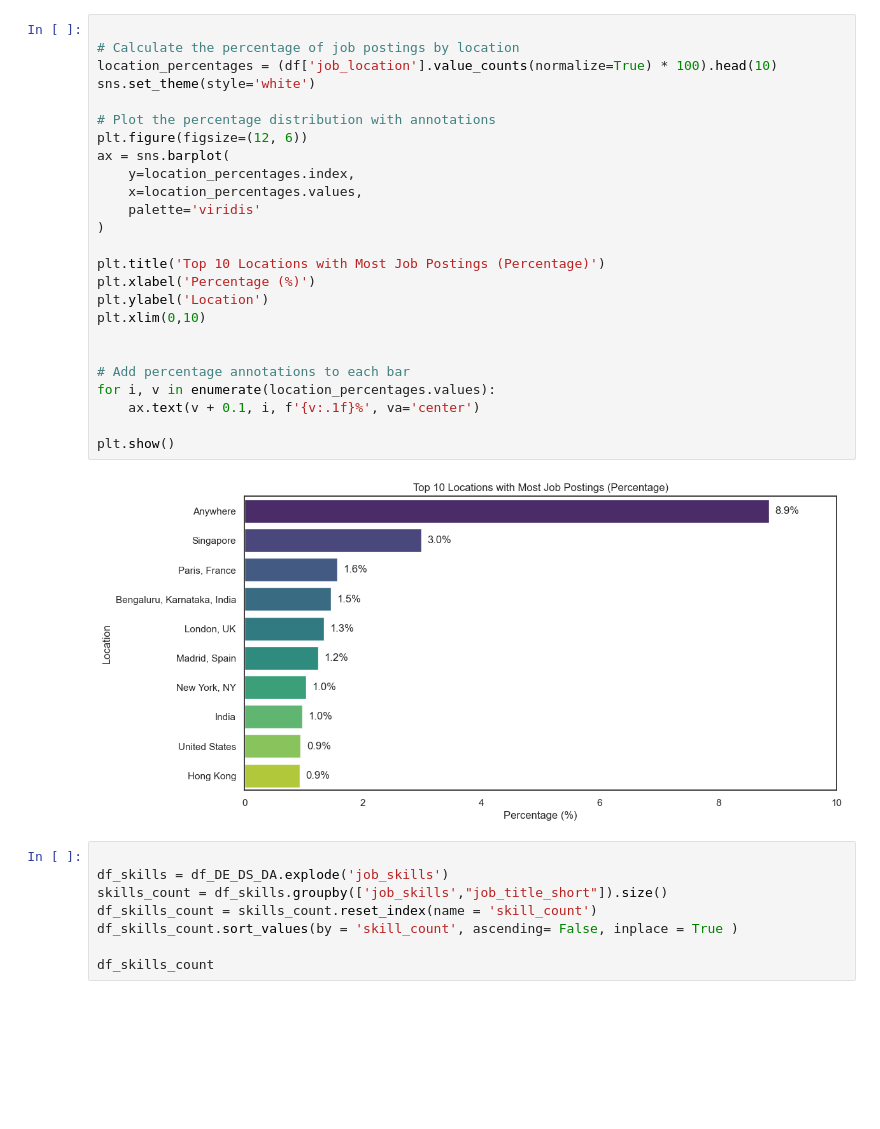
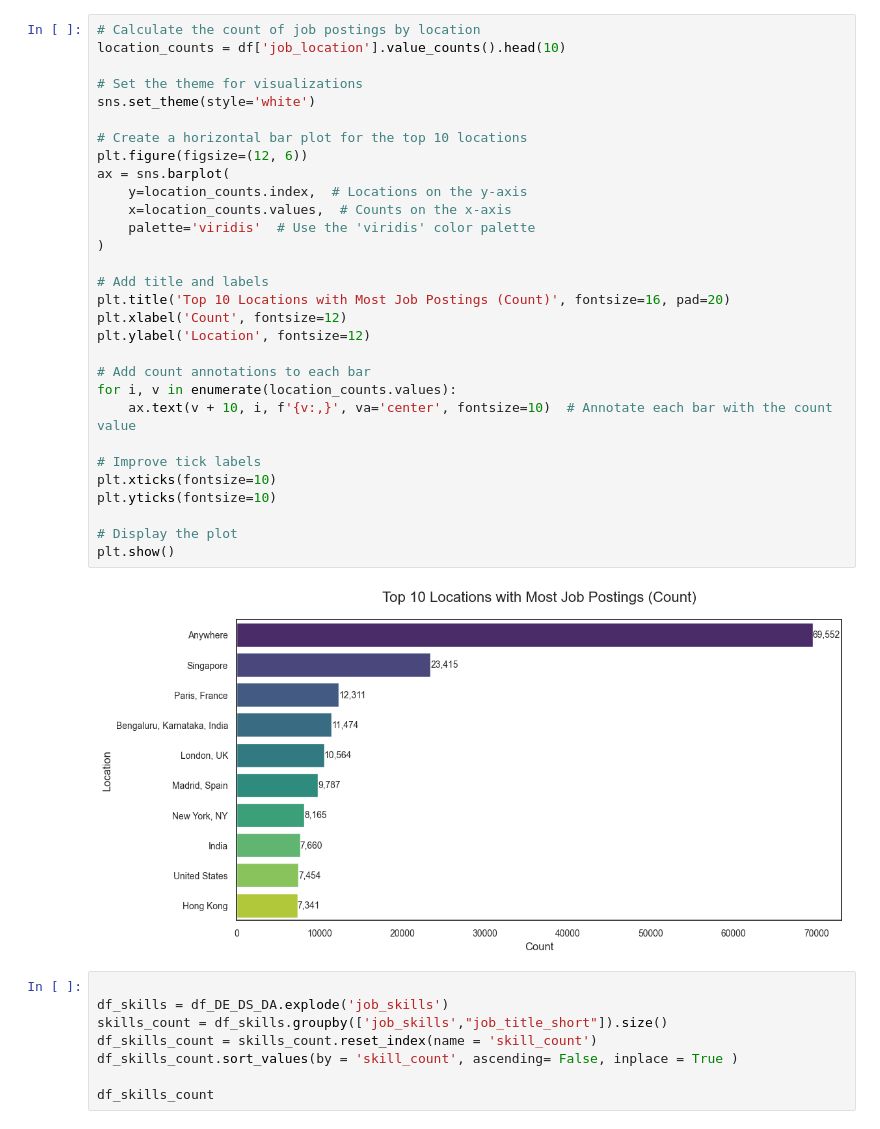
Before and after one commit to abdulganiu99/Job_Postings_Analysis_py, a Jupyter notebook: notebooks/3_analysis_and_visualization.ipynb, the cells around one changed output. Cells and saved outputs as stored; diff of their text form; blank space fills up the shorter version.

```diff
--- a/notebooks/3_analysis_and_visualization.ipynb
+++ b/notebooks/3_analysis_and_visualization.ipynb
@@ -72,30 +198,35 @@ plt.show()
 # %%
+# Calculate the count of job postings by location
+location_counts = df['job_location'].value_counts().head(10)
 
-# Calculate the percentage of job postings by location
-location_percentages = (df['job_location'].value_counts(normalize=True) * 100).head(10)
+# Set the theme for visualizations
 sns.set_theme(style='white')
 
-# Plot the percentage distribution with annotations
+# Create a horizontal bar plot for the top 10 locations
 plt.figure(figsize=(12, 6))
 ax = sns.barplot(
-    y=location_percentages.index,
-    x=location_percentages.values,
-    palette='viridis'
+    y=location_counts.index,  # Locations on the y-axis
+    x=location_counts.values,  # Counts on the x-axis
+    palette='viridis'  # Use the 'viridis' color palette
 )
 
-plt.title('Top 10 Locations with Most Job Postings (Percentage)')
-plt.xlabel('Percentage (%)')
-plt.ylabel('Location')
-plt.xlim(0,10)
+# Add title and labels
+plt.title('Top 10 Locations with Most Job Postings (Count)', fontsize=16, pad=20)
+plt.xlabel('Count', fontsize=12)
+plt.ylabel('Location', fontsize=12)
 
+# Add count annotations to each bar
+for i, v in enumerate(location_counts.values):
+    ax.text(v + 10, i, f'{v:,}', va='center', fontsize=10)  # Annotate each bar with the count value
 
-# Add percentage annotations to each bar
-for i, v in enumerate(location_percentages.values):
-    ax.text(v + 0.1, i, f'{v:.1f}%', va='center')
+# Improve tick labels
+plt.xticks(fontsize=10)
+plt.yticks(fontsize=10)
 
+# Display the plot
 plt.show()
 # %% [output]
-[figure, old version]
+[figure, new version]
 # %%
 
 df_skills = df_DE_DS_DA.explode('job_skills')
```
Also changed, not shown: parts of 52 cells of this notebook.
